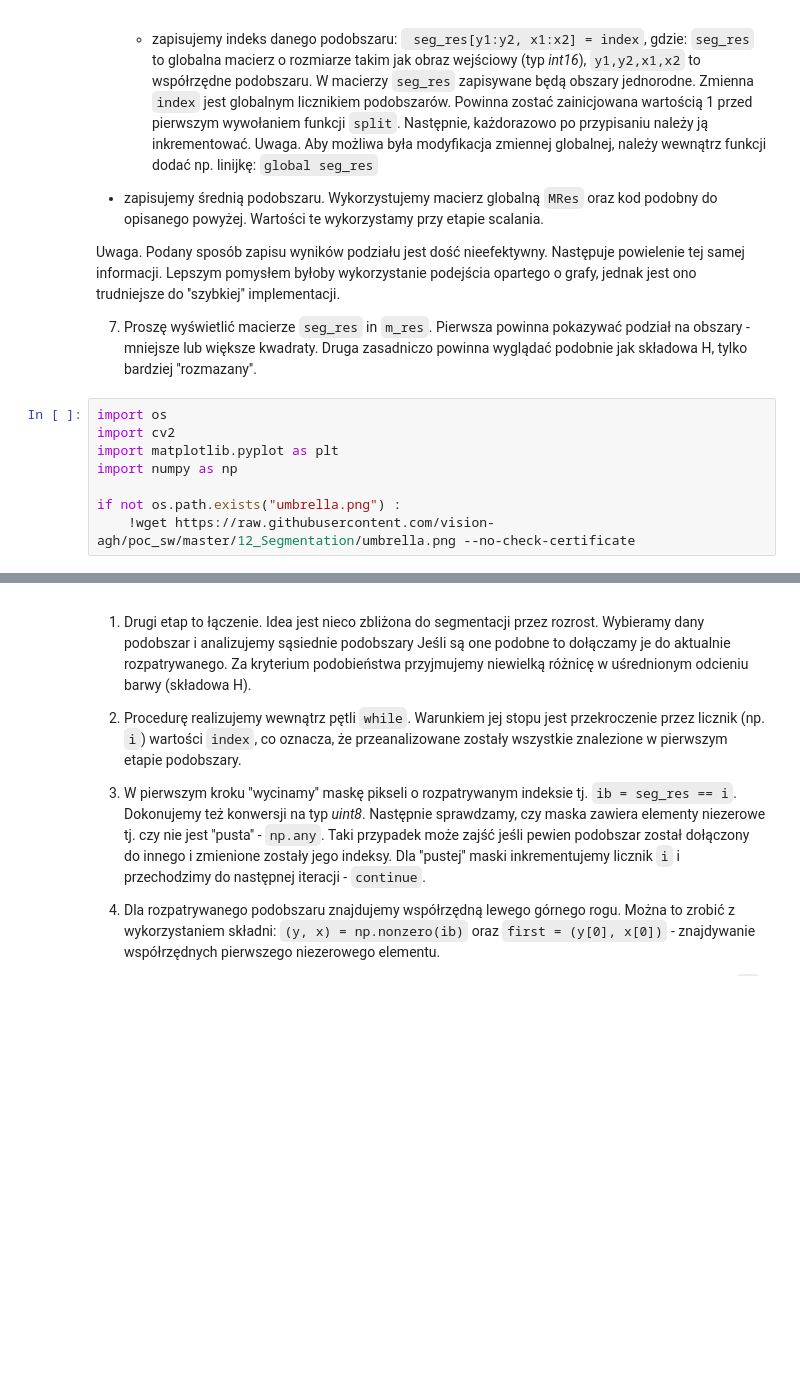
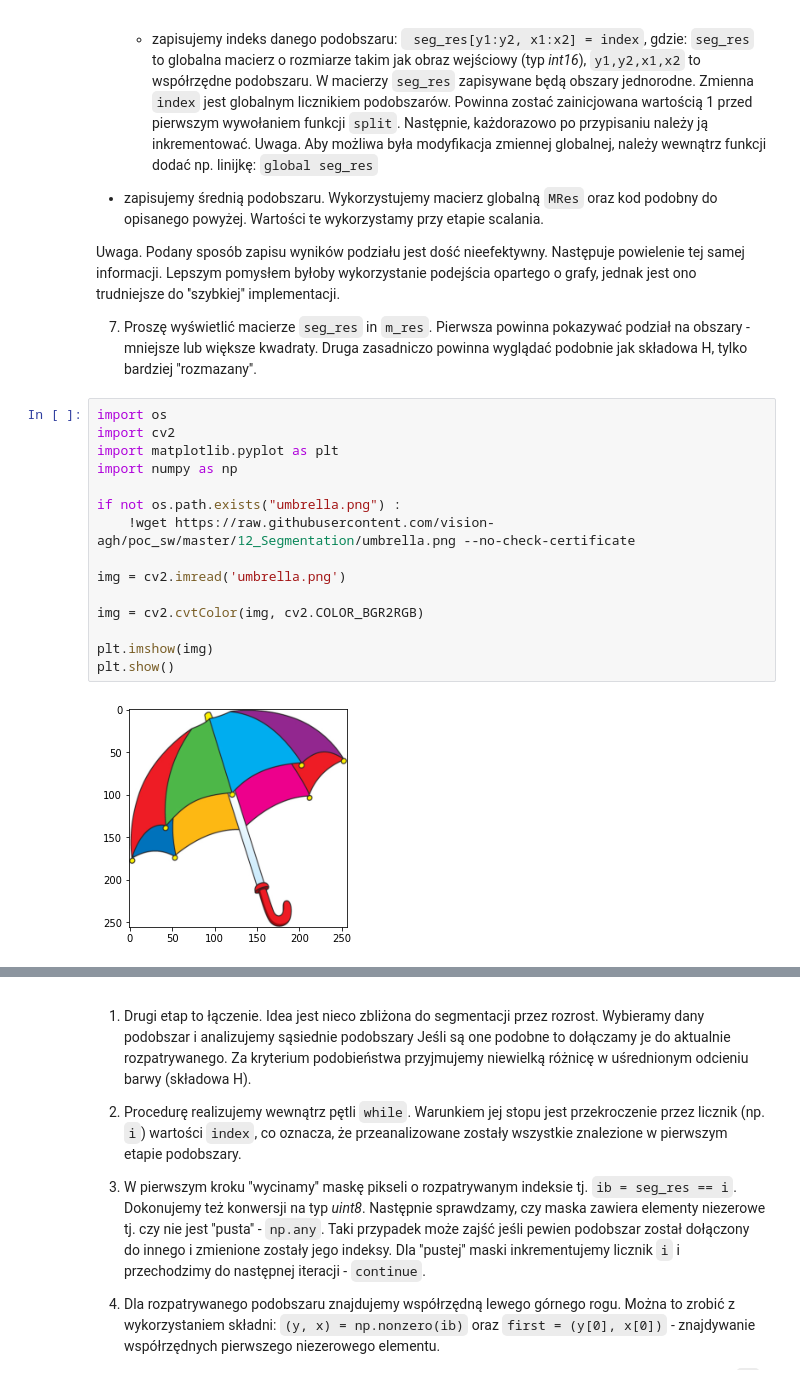
Before and after one commit to peep-hole/digital-image-processing, a Jupyter notebook: lab10/10_segmentation.ipynb, the cells around one changed output, grey strips where cells are left out. Cells and saved outputs as stored; diff of their text form; blank space fills up the shorter version.

```diff
--- a/lab10/10_segmentation.ipynb
+++ b/lab10/10_segmentation.ipynb
@@ -277,8 +337,17 @@ Ma on za zadanie tylko zilustrować koncepcję tej metody segmentacji.
 # %%
 import os
 import cv2
 import matplotlib.pyplot as plt
 import numpy as np
 
 if not os.path.exists("umbrella.png") :
     !wget https://raw.githubusercontent.com/vision-agh/poc_sw/master/12_Segmentation/umbrella.png --no-check-certificate
+
+img = cv2.imread('umbrella.png')
+
+img = cv2.cvtColor(img, cv2.COLOR_BGR2RGB)
+
+plt.imshow(img)
+plt.show()
+# %% [output]
+[figure, added]
```
Also changed, not shown: parts of 15 cells of this notebook, 4 other files.
